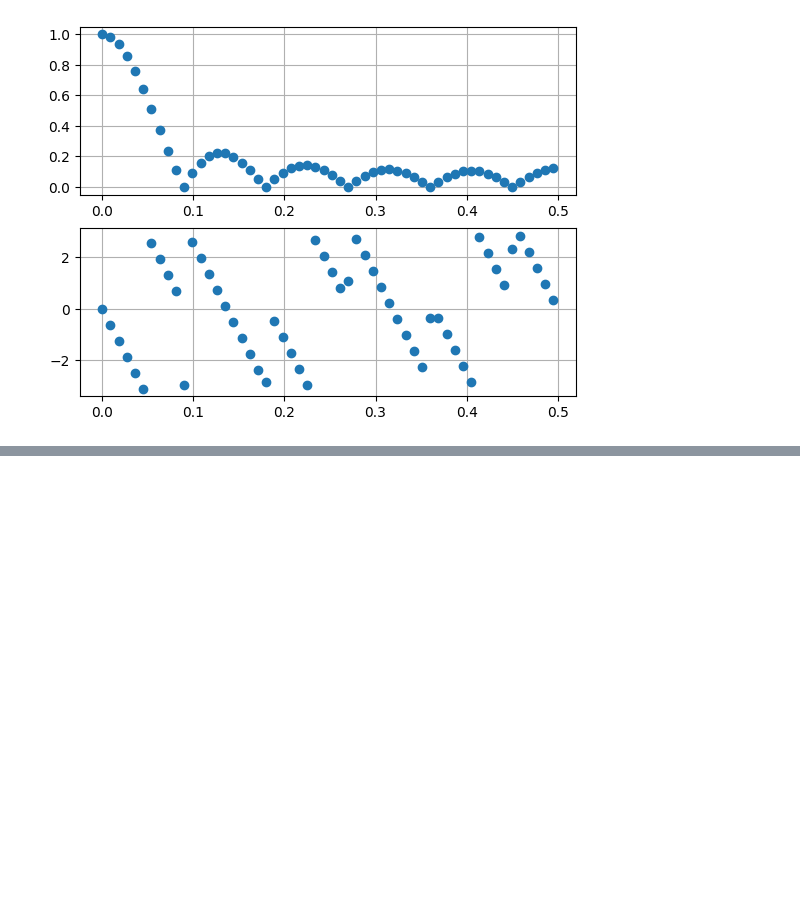
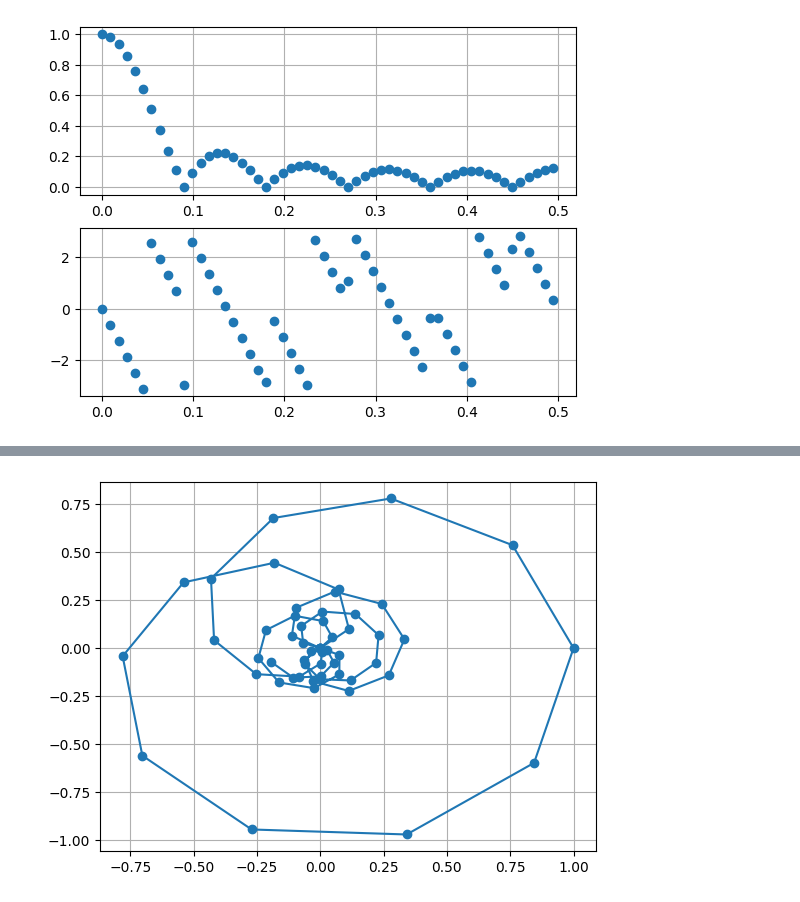
Before and after one commit to yammouch/js_lesson, a Jupyter notebook: 0020_audio/n012.ipynb, the cells around one changed output, grey strips where cells are left out. Drawn from its saved outputs; the diff is of its cells as text; code cells hidden in the pictures; blank space fills up the shorter version.

```diff
--- a/0020_audio/n012.ipynb
+++ b/0020_audio/n012.ipynb
@@ -52,0 +124,6 @@ ax[1].grid()
+# %%
+fig, ax = plt.subplots(1)
+ax.plot(np.real(transf), np.imag(transf), "o-")
+ax.grid()
+# %% [output]
+[figure, added]
```
Also changed, not shown: parts of 26 cells of this notebook.
